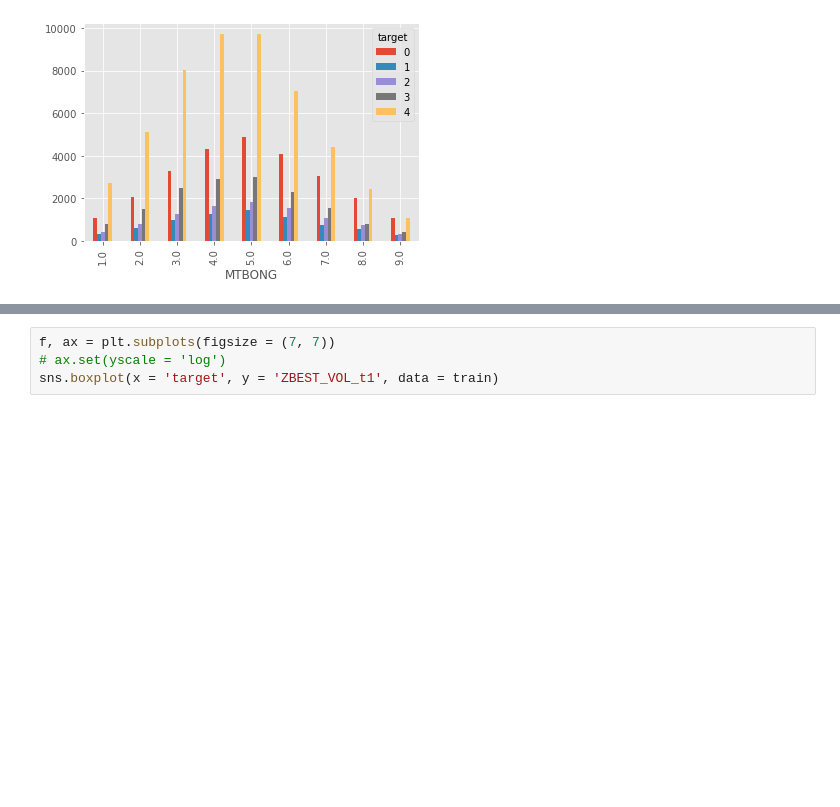
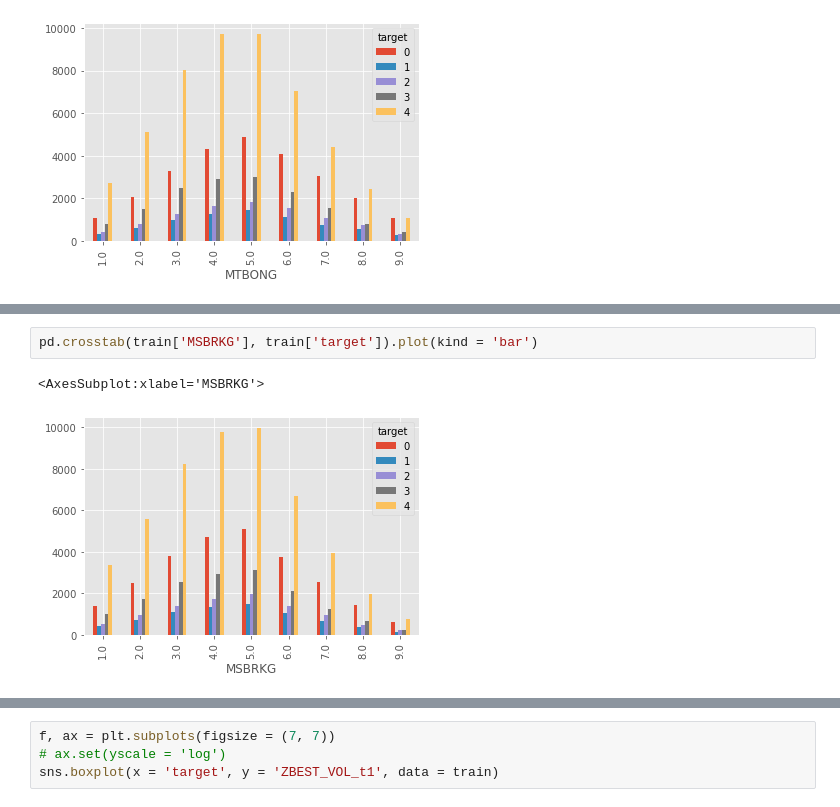
Before and after one commit to oscarm524/Data-Mining-Cup, a Jupyter notebook: DMC-2008/Data_Exploration/Data_Exploration.ipynb, the cells around one changed output, grey strips where cells are left out. Drawn from its saved outputs; the diff is of its cells as text; blank space fills up the shorter version.

```diff
--- a/DMC-2008/Data_Exploration/Data_Exploration.ipynb
+++ b/DMC-2008/Data_Exploration/Data_Exploration.ipynb
@@ -171,0 +214,5 @@ pd.crosstab(train['MTBONG'], train['target']).plot(kind = 'bar')
+# %%
+pd.crosstab(train['MSBRKG'], train['target']).plot(kind = 'bar')
+# %% [output]
+<AxesSubplot:xlabel='MSBRKG'>
+[figure, added]
```
Also changed, not shown: parts of 4 cells of this notebook.
